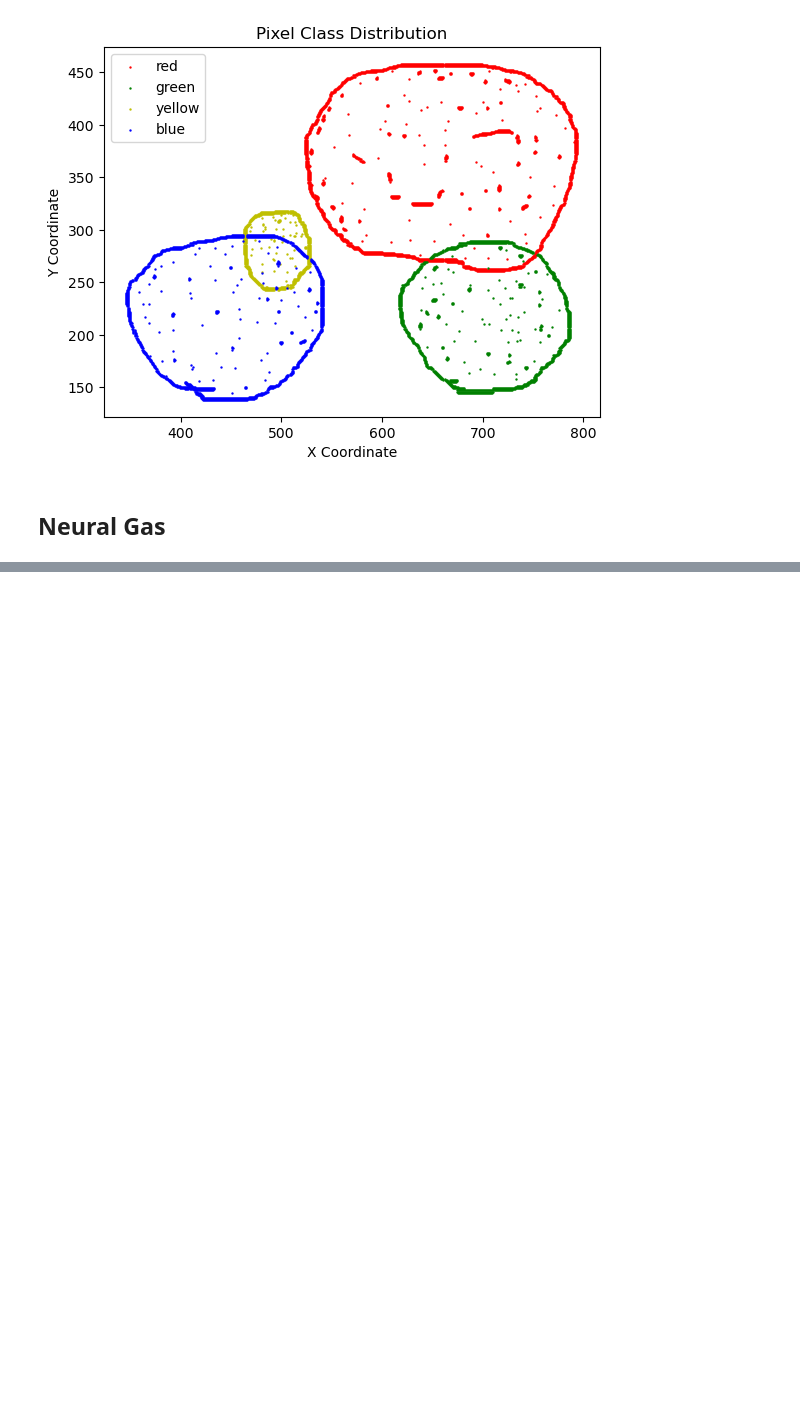
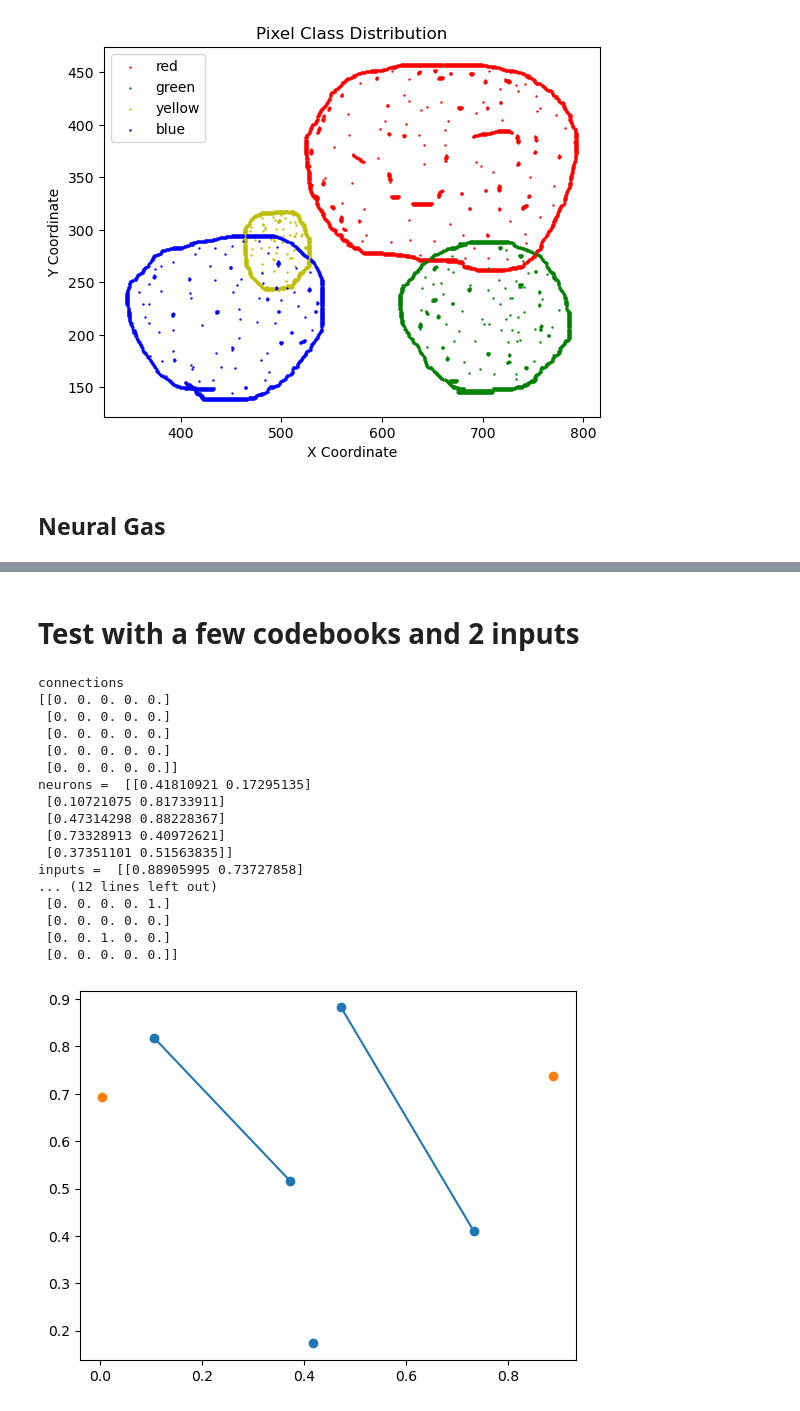
Before and after one commit to Murdock135/growing-neural-gas, a Jupyter notebook: src.ipynb, the cells around one changed output, grey strips where cells are left out. Saved outputs shown, nothing was run; the diff lists cells and outputs as text; code cells hidden in the pictures; blank space fills up the shorter version.

```diff
--- a/src.ipynb
+++ b/src.ipynb
@@ -214,0 +225,78 @@ closest neuron =  [0.45585339 0.70430359]
+# %% [markdown]
+# Test with a few codebooks and 2 inputs
+# %%
+# test
+
+# create sample neurons and an input
+codebooks = np.random.rand(5,2)
+v = np.random.rand(2,2)
+
+connections = np.zeros((codebooks.shape[0], codebooks.shape[0]))
+print("connections")
+print(connections)
+
+fig, ax = plt.subplots()
+ax.scatter(codebooks[:,0], codebooks[:,1])
+ax.scatter(v[:,0], v[:,1])
+
+
+# calculate distances
+print("neurons = ", codebooks)
+print("inputs = ", v)
+print("distances")
+distances = np.array([np.linalg.norm(codebooks-input, axis=1) for input in v])
+# distances = distances.T
+print(distances)
+
+# sort distances
+print("Sorted indices for distances")
+neighboring_ranks = np.argsort(distances)
+print(neighboring_ranks)
+
+# find closest and second closest neurons/codebooks/prototypes
+closest_neurons = codebooks[neighboring_ranks[:,0]]
+second_closest_neurons = codebooks[neighboring_ranks[:,1]]
+print("closest neurons = ", closest_neurons)
+print("second closest neurons = ", second_closest_neurons)
+
+# make connection and plot connection
+# update connection matrix
+for i in range(len(v)):
+
+    if connections[neighboring_ranks[i][0], neighboring_ranks[i][1]] != 1:
+        connections[neighboring_ranks[i][0], neighboring_ranks[i][1]] = 1
+print(connections)
+
+# loop over connection matrix and find neurons to connect. Then connect them in the plot
+for r in range(connections.shape[0]):
+    for c in range(connections.shape[1]):
+        if connections[r,c] == 1:
+            codebook1 = codebooks[r]
+            codebook2 = codebooks[c]
+
+            x_coords = [codebook1[0], codebook2[0]]
+            y_coords = [codebook1[1], codebook2[1]]
+
+            line = mlines.Line2D(x_coords, y_coords)
+            ax.add_line(line)
+
+plt.show()
+# %% [output]
+connections
+[[0. 0. 0. 0. 0.]
+ [0. 0. 0. 0. 0.]
+ [0. 0. 0. 0. 0.]
+ [0. 0. 0. 0. 0.]
+ [0. 0. 0. 0. 0.]]
+neurons =  [[0.41810921 0.17295135]
+ [0.10721075 0.81733911]
+ [0.47314298 0.88228367]
+ [0.73328913 0.40972621]
+ [0.37351101 0.51563835]]
+inputs =  [[0.88905995 0.73727858]
+... (12 lines left out)
+ [0. 0. 0. 0. 1.]
+ [0. 0. 0. 0. 0.]
+ [0. 0. 1. 0. 0.]
+ [0. 0. 0. 0. 0.]]
+[figure, added]
```
Also changed, not shown: parts of 5 cells of this notebook, 2 other files.
